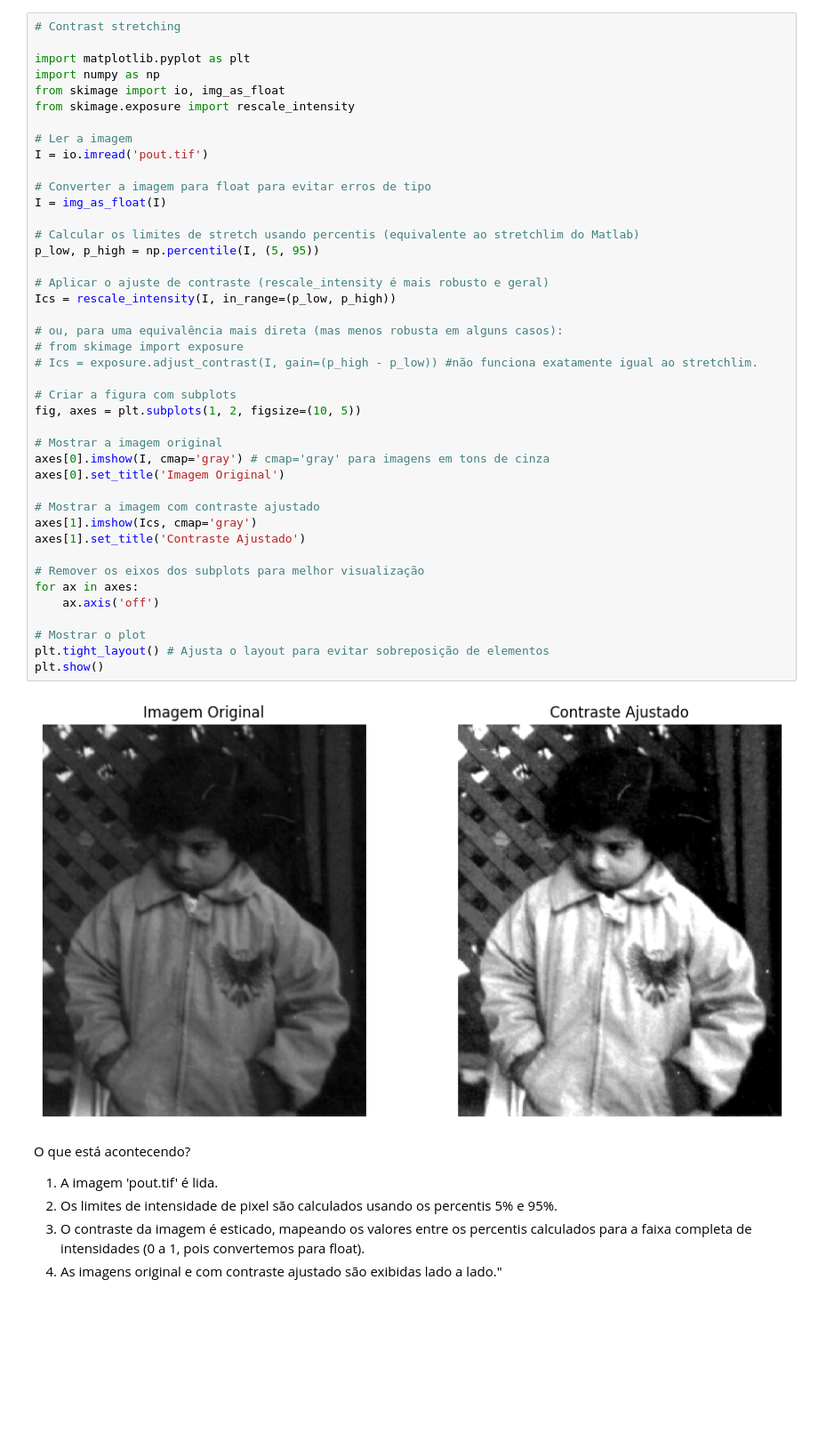
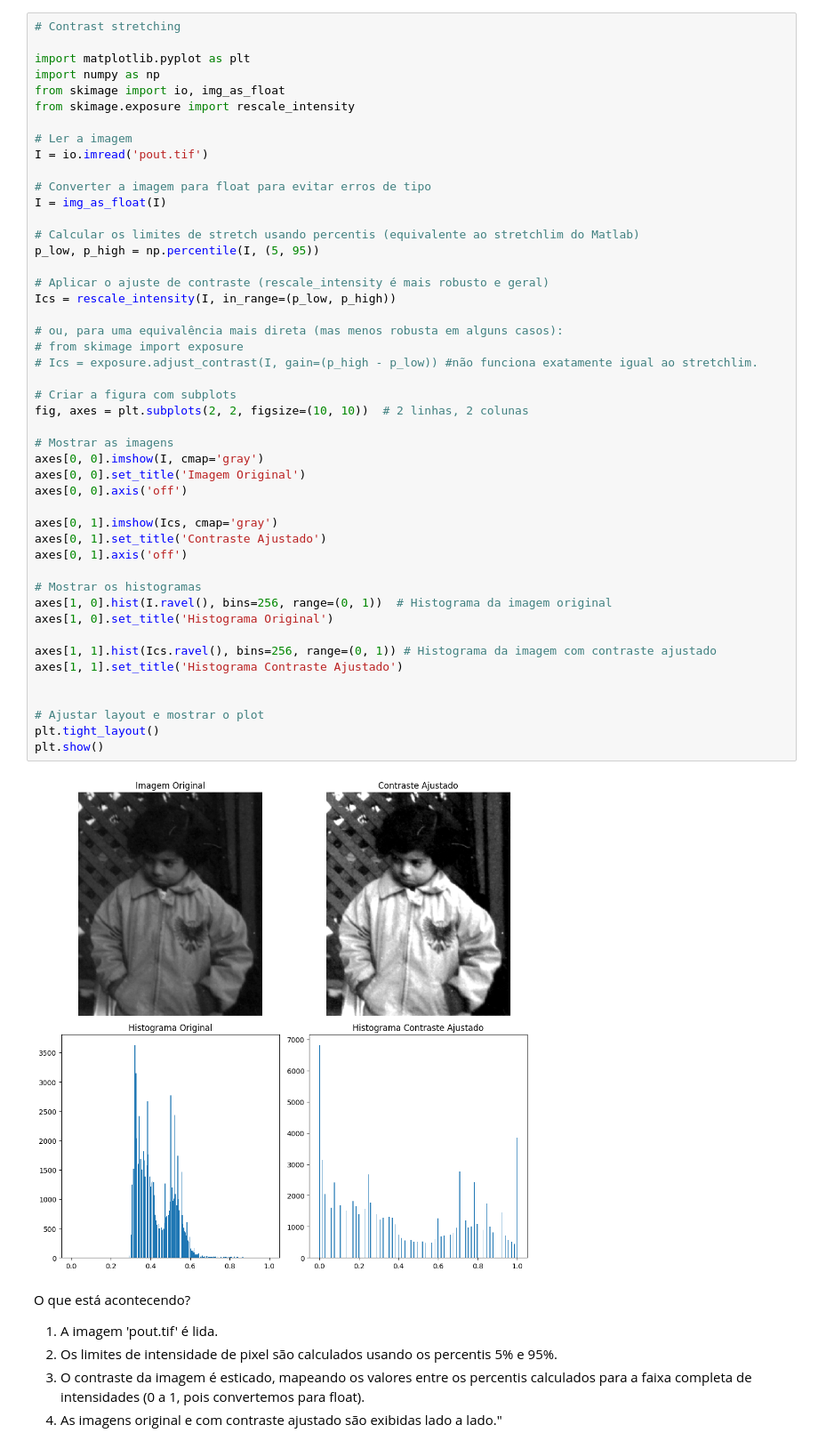
Before and after one commit to MFerrugem/PDI_UFPEL, a Jupyter notebook: aula_06_a.ipynb, the cells around one changed output. Shown: that part at 89% size. Cells and saved outputs as stored; diff of their text form; blank space fills up the shorter version.

```diff
--- a/aula_06_a.ipynb
+++ b/aula_06_a.ipynb
@@ -4,46 +4,51 @@
 # Contrast stretching
 
 import matplotlib.pyplot as plt
 import numpy as np
 from skimage import io, img_as_float
 from skimage.exposure import rescale_intensity
 
 # Ler a imagem
 I = io.imread('pout.tif')
 
 # Converter a imagem para float para evitar erros de tipo
 I = img_as_float(I)
 
 # Calcular os limites de stretch usando percentis (equivalente ao stretchlim do Matlab)
 p_low, p_high = np.percentile(I, (5, 95))
 
 # Aplicar o ajuste de contraste (rescale_intensity é mais robusto e geral)
 Ics = rescale_intensity(I, in_range=(p_low, p_high))
 
 # ou, para uma equivalência mais direta (mas menos robusta em alguns casos):
 # from skimage import exposure
 # Ics = exposure.adjust_contrast(I, gain=(p_high - p_low)) #não funciona exatamente igual ao stretchlim.
 
 # Criar a figura com subplots
-fig, axes = plt.subplots(1, 2, figsize=(10, 5))
+fig, axes = plt.subplots(2, 2, figsize=(10, 10))  # 2 linhas, 2 colunas
 
-# Mostrar a imagem original
-axes[0].imshow(I, cmap='gray') # cmap='gray' para imagens em tons de cinza
-axes[0].set_title('Imagem Original')
+# Mostrar as imagens
+axes[0, 0].imshow(I, cmap='gray')
+axes[0, 0].set_title('Imagem Original')
+axes[0, 0].axis('off')
 
-# Mostrar a imagem com contraste ajustado
-axes[1].imshow(Ics, cmap='gray')
-axes[1].set_title('Contraste Ajustado')
+axes[0, 1].imshow(Ics, cmap='gray')
+axes[0, 1].set_title('Contraste Ajustado')
+axes[0, 1].axis('off')
 
-# Remover os eixos dos subplots para melhor visualização
-for ax in axes:
-    ax.axis('off')
+# Mostrar os histogramas
+axes[1, 0].hist(I.ravel(), bins=256, range=(0, 1))  # Histograma da imagem original
+axes[1, 0].set_title('Histograma Original')
 
-# Mostrar o plot
-plt.tight_layout() # Ajusta o layout para evitar sobreposição de elementos
+axes[1, 1].hist(Ics.ravel(), bins=256, range=(0, 1)) # Histograma da imagem com contraste ajustado
+axes[1, 1].set_title('Histograma Contraste Ajustado')
+
+
+# Ajustar layout e mostrar o plot
+plt.tight_layout()
 plt.show()
 # %% [output]
-[figure, old version]
+[figure, new version]
 # %% [markdown]
 O que está acontecendo?
 
```
